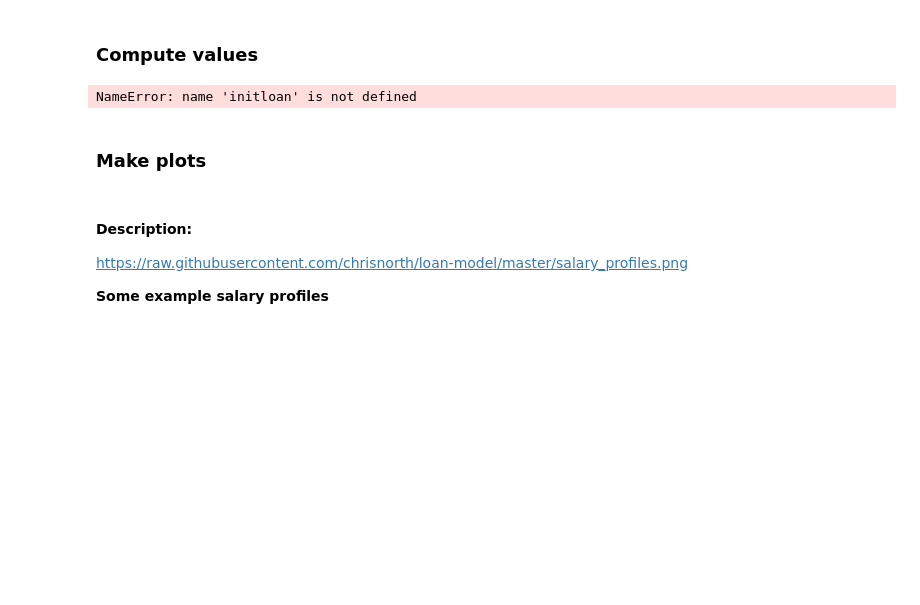
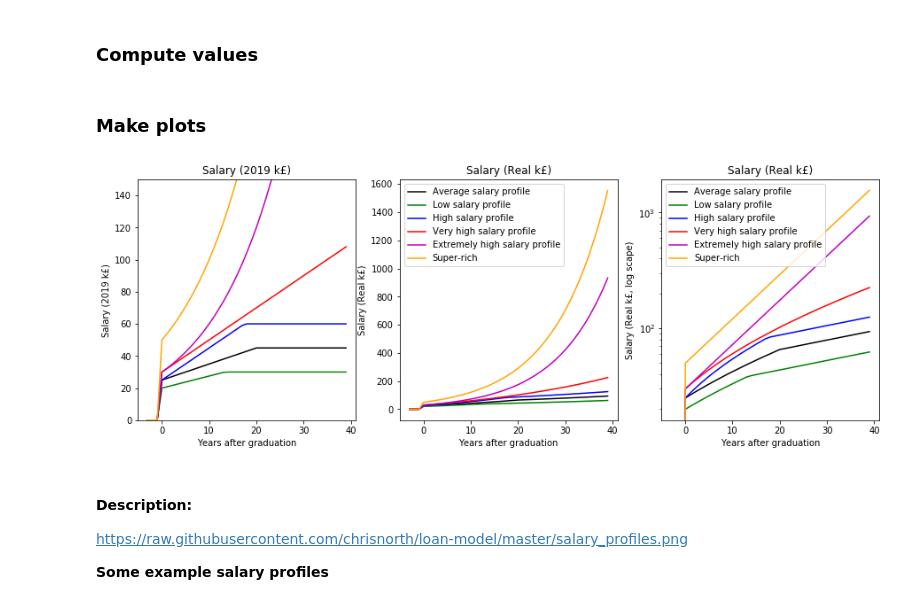
Before and after one commit to chrisnorth/loan-model, a Jupyter notebook: loan-model.ipynb, the cells around one changed output. Cells and saved outputs as stored; diff of their text form; code cells hidden in the pictures; blank space fills up the shorter version.

```diff
--- a/loan-model.ipynb
+++ b/loan-model.ipynb
@@ -57,21 +57,21 @@ def addLoan(year=0,augar=False):
     else:
         return 0
 
-def getLoanInterest(salary,year,rpi=0.024,augar=False,gradTax=False):
+def getLoanInterest(salary,year,rpi=0.024,cpi=0.019,augar=False,gradTax=False):
 
     if augar:
         # lowest interest rate
-        lim0=25725
+        lim0=25725 * (1+cpi)**year
         # highest interest rate
-        lim1=46305
+        lim1=46305 * (1+cpi)**year
         # max increase above rpi
         maxinc=0.03
         # interest while studying
         studyint=rpi
         timelim=40
     else:
-        lim0=25725
-        lim1=46305
+        lim0=25725 * (1+cpi)**year
+        lim1=46305 * (1+cpi)**year
         maxinc=0.03
         studyint=rpi+maxinc
         timelim=30
@@ -153,7 +153,7 @@ def getSalary(year,name,interest=0.019):
         return salary
 
 # function to compute repayments
-def calcRepayments(dataIn,cpi=0.019,rpi=0.024,gradTax=False,initloan=40000,auger=False):
+def calcRepayments(dataIn,cpi=0.019,rpi=0.024,gradTax=False,auger=False):
     if not 'year' in dataIn:
         dataIn['year']=np.arange(-3,40)
     if not 'salary' in dataIn:
@@ -180,8 +180,8 @@ def calcRepayments(dataIn,cpi=0.019,rpi=0.024,gradTax=False,initloan=40000,auger
 
     for y in range(len(dataIn['year'])):
         year=dataIn['year'][y]
-        if p=='high' and y<100:
-            verbose=True
+        if p=='high' and y<10:
+            verbose=False
         else:
             verbose=False
         if verbose:
@@ -303,43 +303,44 @@ data={'avg':{'profile':'avg','col':'k','gradTax':False,'desc':'Average salary pr
       '150k':{'profile':'150k','col':colmap(1.0),'gradTax':False,'desc':'£150k flat','type':'flat'},
      }
 for p in data:
-    data[p]=calcRepayments(data[p],gradTax=data[p].get('gradTax',False),initloan=initloan)
+    data[p]=calcRepayments(data[p],gradTax=data[p].get('gradTax',False))
-# %% [output]
-NameError: name 'initloan' is not defined
 # %% [markdown]
 ### Make plots
 # %%
 plot.figure(figsize=(15,5))
 plot.subplot(1,3,1)
 for p in data:
     if data[p]['type']=='profile':
         plot.plot(data[p]['year'],data[p]['salary-noinf']/1e3,label=data[p]['desc'],
                   c=data[p].get('col',None),ls=data[p].get('ls','-'))
-plot.title('Salary (2019 £)')
-plot.ylabel('Salary (2019 £)')
+plot.title('Salary (2019 k£)')
+plot.ylabel('Salary (2019 k£)')
+plot.ylim(0,150)
 plot.xlabel('Years after graduation')
 
 plot.subplot(1,3,2)
 for p in data:
     if data[p]['type']=='profile':
         plot.plot(data[p]['year'],data[p]['salary']/1e3,label=data[p]['desc'],
                   c=data[p].get('col',None),ls=data[p].get('ls','-'))
 plot.title('Salary (Real k£)')
 plot.ylabel('Salary (Real k£)')
 plot.xlabel('Years after graduation')
 plot.legend()
 
 plot.subplot(1,3,3)
 for p in data:
     if data[p]['type']=='profile':
         plot.plot(data[p]['year'],data[p]['salary']/1e3,label=data[p]['desc'],
                   c=data[p].get('col',None),ls=data[p].get('ls','-'))
 plot.title('Salary (Real k£)')
 plot.ylabel('Salary (Real k£, log scape)')
 plot.yscale('log')
 plot.xlabel('Years after graduation')
 plot.legend()
 plot.savefig('salary_profiles.png')
+# %% [output]
+[figure, added]
 # %% [markdown]
 #### Description:
 https://raw.githubusercontent.com/chrisnorth/loan-model/master/salary_profiles.png
```
Also changed, not shown: parts of 10 cells of this notebook, 9 other files.
